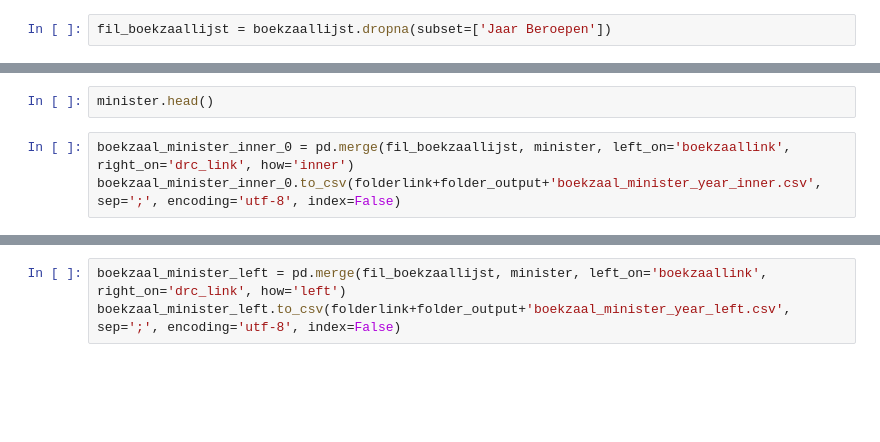
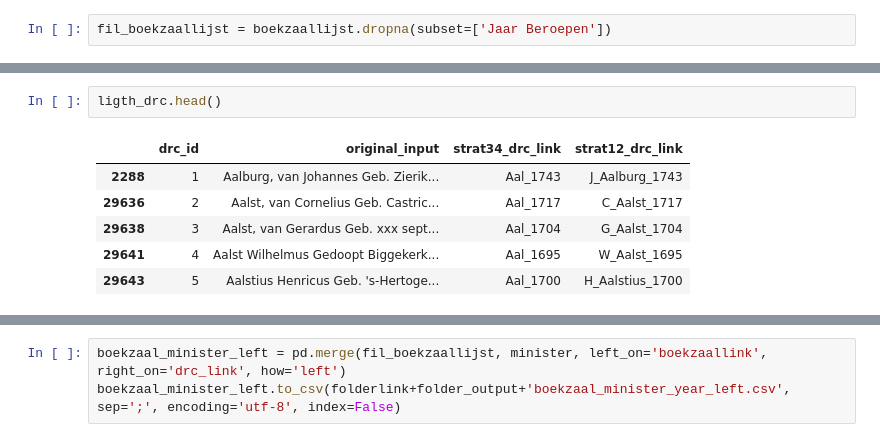
Before and after one commit to DigiDuRe/DigiDuRe, a Jupyter notebook: act5/boekzaallijst.ipynb, the cells around one changed output, grey strips where cells are left out. Saved outputs shown, nothing was run; the diff lists cells and outputs as text; blank space fills up the shorter version.

```diff
--- a/act5/boekzaallijst.ipynb
+++ b/act5/boekzaallijst.ipynb
@@ -82,5 +170,9 @@ minister['drc_link'] = minister['first_letter'].astype(str) + '_' +minister['joi
 # %%
-minister.head()
+ligth_drc.head()
+# %% [output]
+|  | drc_id | original_input | strat34_drc_link | strat12_drc_link |
+| 2288 | 1 | Aalburg, van Johannes Geb. Zierik... | Aal_1743 | J_Aalburg_1743 |
+| 29636 | 2 | Aalst, van Cornelius Geb. Castric... | Aal_1717 | C_Aalst_1717 |
+| 29638 | 3 | Aalst, van Gerardus Geb. xxx sept... | Aal_1704 | G_Aalst_1704 |
+| 29641 | 4 | Aalst Wilhelmus Gedoopt Biggekerk... | Aal_1695 | W_Aalst_1695 |
+| 29643 | 5 | Aalstius Henricus Geb. 's-Hertoge... | Aal_1700 | H_Aalstius_1700 |
-# %%
-boekzaal_minister_inner_0 = pd.merge(fil_boekzaallijst, minister, left_on='boekzaallink', right_on='drc_link', how='inner')
-boekzaal_minister_inner_0.to_csv(folderlink+folder_output+'boekzaal_minister_year_inner.csv', sep=';', encoding='utf-8', index=False)
```
Also changed, not shown: parts of 46 cells of this notebook.
